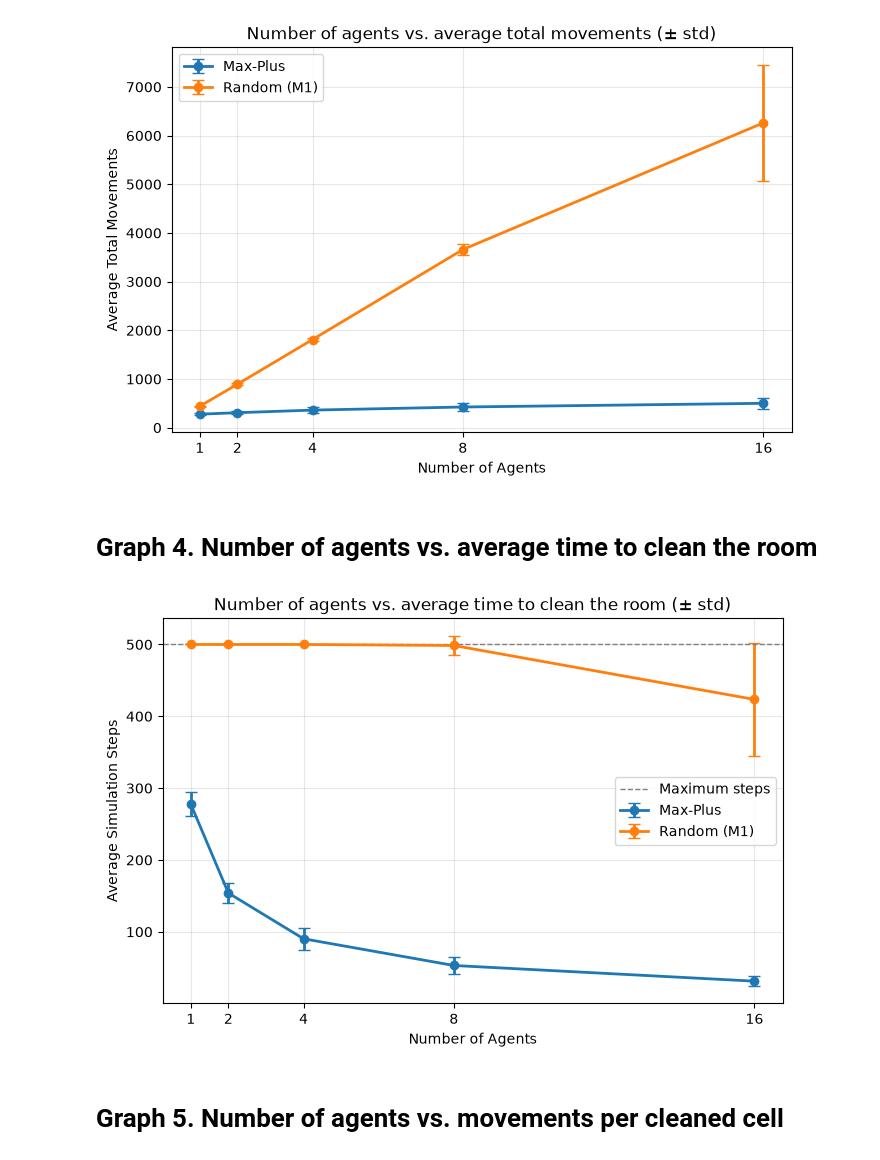
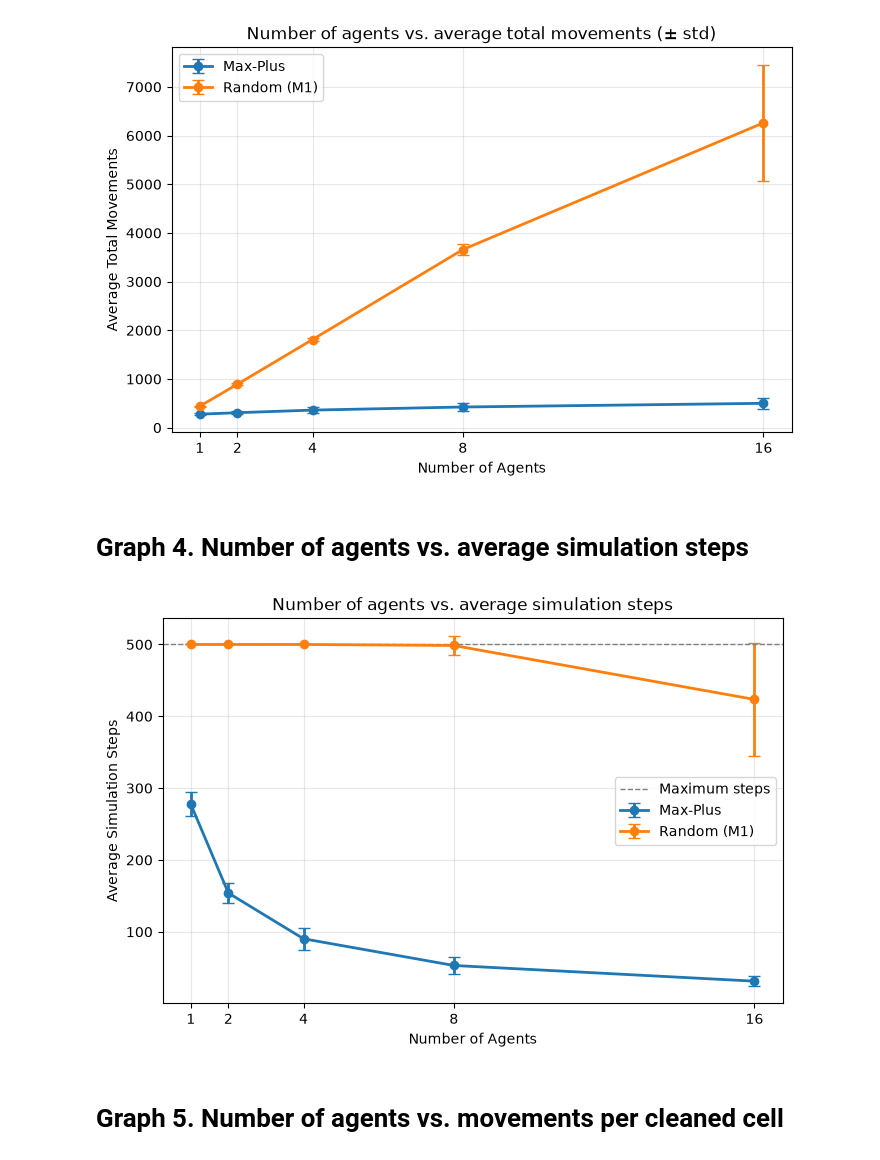
Before and after one commit to Adrisandoval2006/MAS.-Activity-2, a Jupyter notebook: Analysis.ipynb, the cells around one changed output. Cells and saved outputs as stored; diff of their text form; code cells hidden in the pictures.

Commit message:
Update simulation analysis, results discussion and conclusions

```diff
--- a/Analysis.ipynb
+++ b/Analysis.ipynb
@@ -546,37 +522,37 @@ plt.show()
 # %% [output]
 [figure]
 # %% [markdown]
-# Graph 4. Number of agents vs. average time to clean the room
+# Graph 4. Number of agents vs. average simulation steps
 # %%
 plt.figure(figsize=(8, 5))
 
 for method in METHODS:
     subset = results[results["method"] == method]
 
     plt.errorbar(
         subset["numAgents"],
         subset["averageTime"],
         yerr=subset["stdTime"],
         marker="o",
         linewidth=2,
         capsize=4,
         label=method
     )
 
 plt.axhline(500, color="gray", linestyle="--", linewidth=1,
             label="Maximum steps")
 
-plt.title("Number of agents vs. average time to clean the room (± std)")
+plt.title("Number of agents vs. average simulation steps")
 plt.xlabel("Number of Agents")
 plt.ylabel("Average Simulation Steps")
 
 plt.xticks(AGENTS)
 plt.legend()
 plt.grid(True, alpha=0.3)
 
 plt.show()
 # %% [output]
-[figure, old version]
+[figure, new version]
 # %% [markdown]
 # Graph 5. Number of agents vs. movements per cleaned cell
 # %%
```
Also changed, not shown: parts of 16 cells of this notebook.
